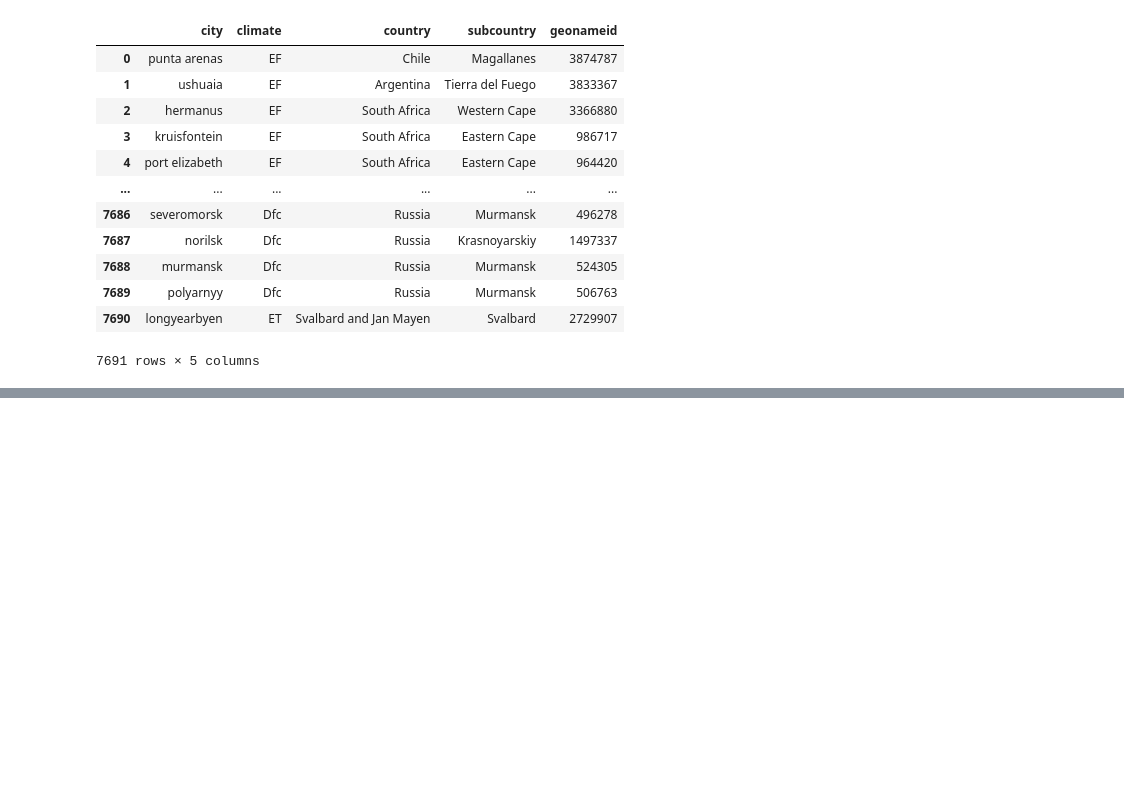
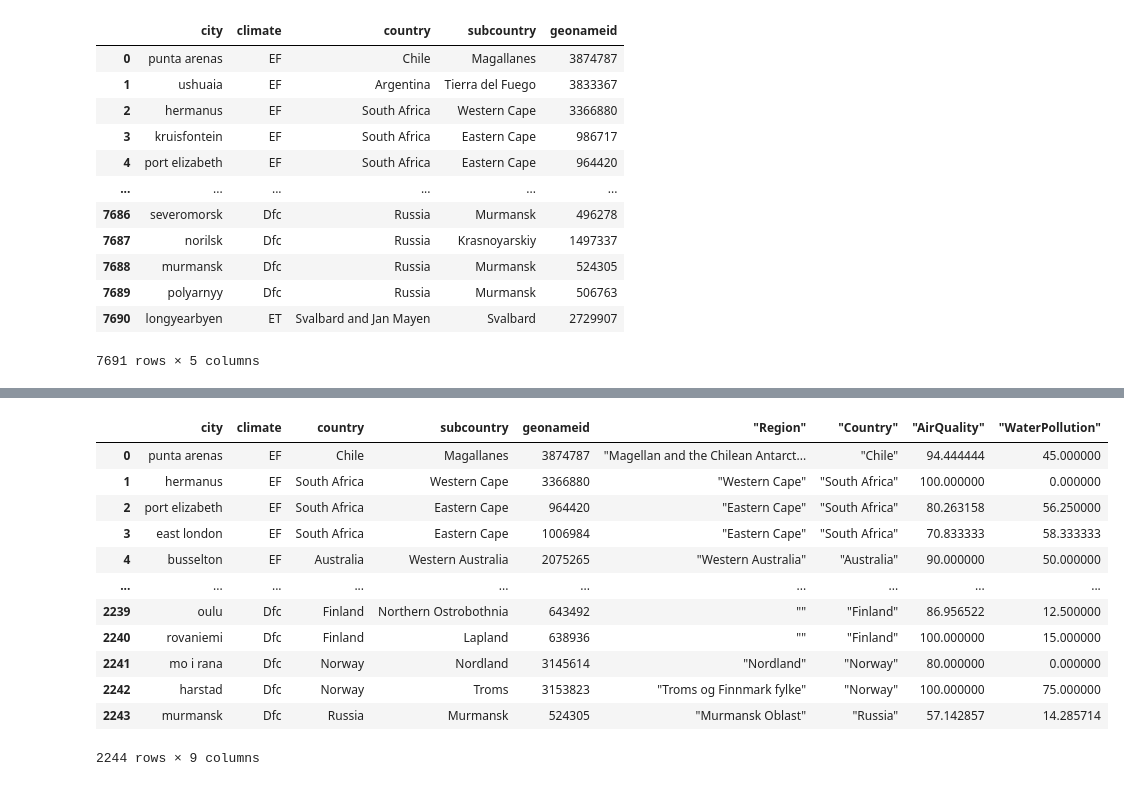
Before and after one commit to luonri11/project-1-repo, a Jupyter notebook: Project1.2.ipynb, the cells around one changed output, grey strips where cells are left out. Drawn from its saved outputs; the diff is of its cells as text; code cells hidden in the pictures; blank space fills up the shorter version.

Commit message:
Added water and air quality data

```diff
--- a/Project1.2.ipynb
+++ b/Project1.2.ipynb
@@ -142,3 +154,6 @@ complete_df
 | 7689 | polyarnyy | Dfc | Russia | Murmansk | 506763 |
 | 7690 | longyearbyen | ET | Svalbard and Jan Mayen | Svalbard | 2729907 |
 7691 rows × 5 columns
+# %%
+cities_water_air_df=pd.read_csv("Water_Air_Data\cities_air_quality_water_pollution.18-10-2021.csv")
+cities_water_air_df
@@ -144,0 +174,21 @@ complete_df
+# %%
+cities_water_air_df.rename(columns = {'City':'city'}, inplace = True)
+cities_water_air_df['city'] = cities_water_air_df['city'].str.lower()
+final_df=pd.merge(complete_df,cities_water_air_df,on='city')
+
+final_df.to_csv("Clean_Data/CityCountryClimateWaterAir.csv")
+final_df
+# %% [output]
+|  | city | climate | country | subcountry | geonameid | "Region" | "Country" | "AirQuality" | "WaterPollution" |
+| 0 | punta arenas | EF | Chile | Magallanes | 3874787 | "Magellan and the Chilean Antarct... | "Chile" | 94.444444 | 45.000000 |
+| 1 | hermanus | EF | South Africa | Western Cape | 3366880 | "Western Cape" | "South Africa" | 100.000000 | 0.000000 |
+| 2 | port elizabeth | EF | South Africa | Eastern Cape | 964420 | "Eastern Cape" | "South Africa" | 80.263158 | 56.250000 |
+| 3 | east london | EF | South Africa | Eastern Cape | 1006984 | "Eastern Cape" | "South Africa" | 70.833333 | 58.333333 |
+| 4 | busselton | EF | Australia | Western Australia | 2075265 | "Western Australia" | "Australia" | 90.000000 | 50.000000 |
+| ... | ... | ... | ... | ... | ... | ... | ... | ... | ... |
+| 2239 | oulu | Dfc | Finland | Northern Ostrobothnia | 643492 | "" | "Finland" | 86.956522 | 12.500000 |
+| 2240 | rovaniemi | Dfc | Finland | Lapland | 638936 | "" | "Finland" | 100.000000 | 15.000000 |
+| 2241 | mo i rana | Dfc | Norway | Nordland | 3145614 | "Nordland" | "Norway" | 80.000000 | 0.000000 |
+| 2242 | harstad | Dfc | Norway | Troms | 3153823 | "Troms og Finnmark fylke" | "Norway" | 100.000000 | 75.000000 |
+| 2243 | murmansk | Dfc | Russia | Murmansk | 524305 | "Murmansk Oblast" | "Russia" | 57.142857 | 14.285714 |
+2244 rows × 9 columns
```
Also changed, not shown: parts of 4 cells of this notebook, 2 other files.
